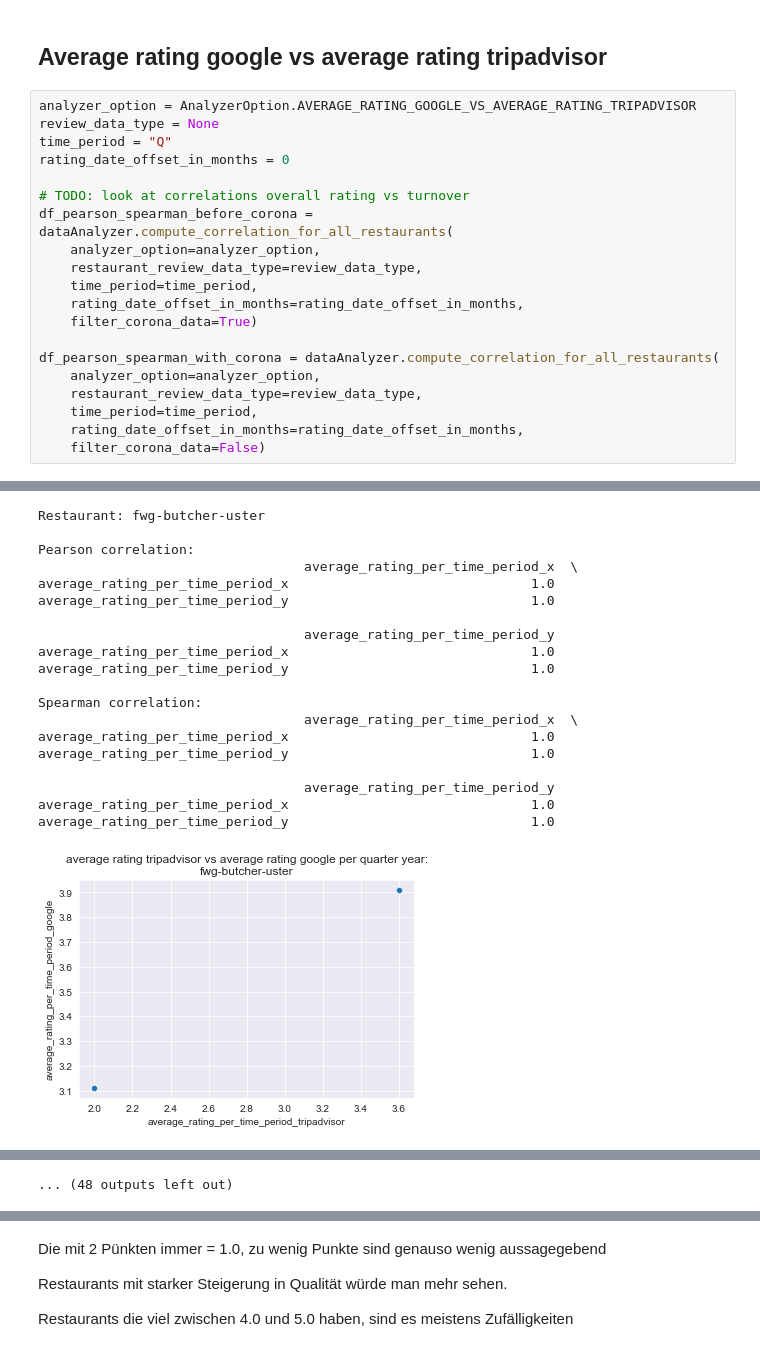
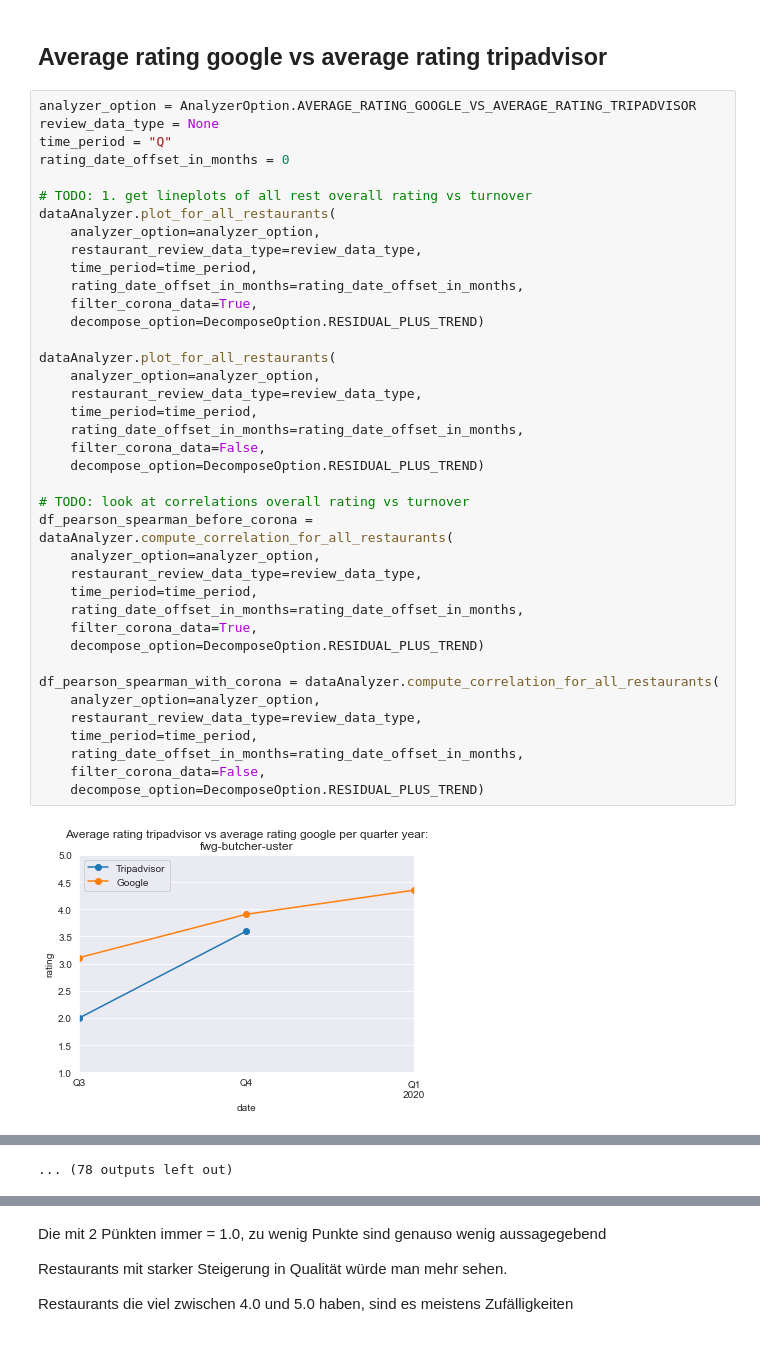
Before and after one commit to fatihsolmaz22/Bachelorarbeit_FS22, a Jupyter notebook: 02_Code/ba_code/ba_code/data_processing_and_analysis/06_correlation_average_rating_google_and_average_rating_tripadvisor.ipynb, the cells around one changed output, grey strips where cells are left out. Saved outputs shown, nothing was run; the diff lists cells and outputs as text.

```diff
--- a/02_Code/ba_code/ba_code/data_processing_and_analysis/06_correlation_average_rating_google_and_average_rating_tripadvisor.ipynb
+++ b/02_Code/ba_code/ba_code/data_processing_and_analysis/06_correlation_average_rating_google_and_average_rating_tripadvisor.ipynb
@@ -13,21 +13,41 @@ dataAnalyzer = DataAnalyzer()
 # %%
 analyzer_option = AnalyzerOption.AVERAGE_RATING_GOOGLE_VS_AVERAGE_RATING_TRIPADVISOR
 review_data_type = None
 time_period = "Q"
 rating_date_offset_in_months = 0
+
+# TODO: 1. get lineplots of all rest overall rating vs turnover
+dataAnalyzer.plot_for_all_restaurants(
+    analyzer_option=analyzer_option,
+    restaurant_review_data_type=review_data_type,
+    time_period=time_period,
+    rating_date_offset_in_months=rating_date_offset_in_months,
+    filter_corona_data=True,
+    decompose_option=DecomposeOption.RESIDUAL_PLUS_TREND)
+
+dataAnalyzer.plot_for_all_restaurants(
+    analyzer_option=analyzer_option,
+    restaurant_review_data_type=review_data_type,
+    time_period=time_period,
+    rating_date_offset_in_months=rating_date_offset_in_months,
+    filter_corona_data=False,
+    decompose_option=DecomposeOption.RESIDUAL_PLUS_TREND)
 
 # TODO: look at correlations overall rating vs turnover
 df_pearson_spearman_before_corona = dataAnalyzer.compute_correlation_for_all_restaurants(
     analyzer_option=analyzer_option,
     restaurant_review_data_type=review_data_type,
     time_period=time_period,
     rating_date_offset_in_months=rating_date_offset_in_months,
-    filter_corona_data=True)
+    filter_corona_data=True,
+    decompose_option=DecomposeOption.RESIDUAL_PLUS_TREND)
 
 df_pearson_spearman_with_corona = dataAnalyzer.compute_correlation_for_all_restaurants(
     analyzer_option=analyzer_option,
     restaurant_review_data_type=review_data_type,
     time_period=time_period,
     rating_date_offset_in_months=rating_date_offset_in_months,
-    filter_corona_data=False)
+    filter_corona_data=False,
+    decompose_option=DecomposeOption.RESIDUAL_PLUS_TREND)
 # %% [output]
+[figure, new version]
@@ -34,20 +65 @@ df_pearson_spearman_with_corona = dataAnalyzer.compute_correlation_for_all_resta
-Restaurant: fwg-butcher-uster
-
-Pearson correlation:
-                                  average_rating_per_time_period_x  \
-average_rating_per_time_period_x                               1.0
-average_rating_per_time_period_y                               1.0
-
-                                  average_rating_per_time_period_y
-average_rating_per_time_period_x                               1.0
-average_rating_per_time_period_y                               1.0
-
-Spearman correlation:
-                                  average_rating_per_time_period_x  \
-average_rating_per_time_period_x                               1.0
-average_rating_per_time_period_y                               1.0
-
-                                  average_rating_per_time_period_y
-average_rating_per_time_period_x                               1.0
-average_rating_per_time_period_y                               1.0
+... (78 outputs left out)
-[figure, old version]
@@ -154 +65,0 @@ average_rating_per_time_period_y                               1.0
-... (48 outputs left out)
```
Also changed, not shown: parts of 4 cells of this notebook, 42 other files.
